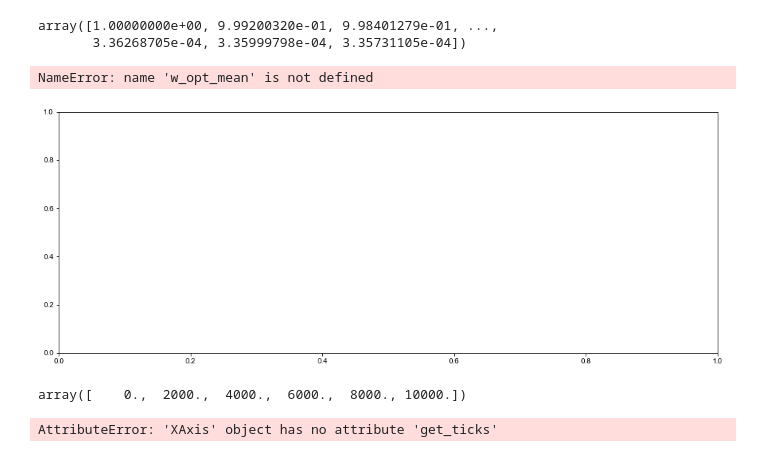
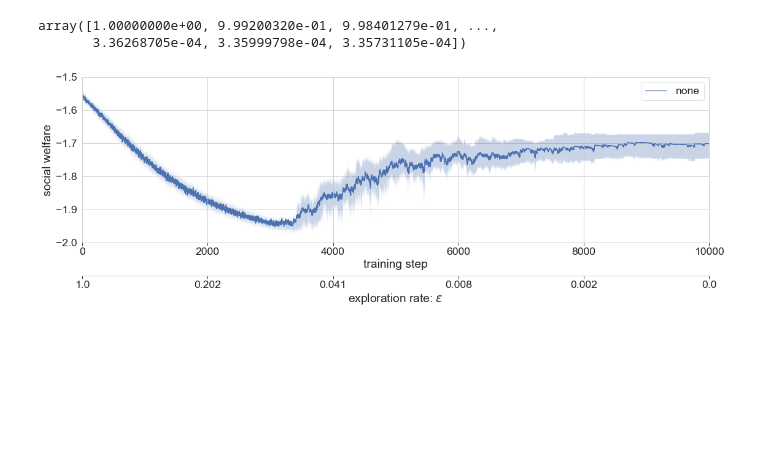
Before and after one commit to CCarissimo/manipulateRL, a Jupyter notebook: plotting.ipynb, the cells around one changed output. Cells and saved outputs as stored; diff of their text form; code cells hidden in the pictures; blank space fills up the shorter version.

```diff
--- a/plotting.ipynb
+++ b/plotting.ipynb
@@ -42,10 +42,10 @@ sns.set_context("paper", font_scale=2)
 sns.set_style("whitegrid")
 # sns.despine()
 
-ax.plot(w_opt_mean, label="opt")
+# ax.plot(w_opt_mean, label="opt")
 ax.plot(w_none_mean, label="none")
 
-ax.fill_between(np.arange(0, 10000, 1), w_opt_p25, w_opt_p75, alpha=0.3)
+#ax.fill_between(np.arange(0, 10000, 1), w_opt_p25, w_opt_p75, alpha=0.3)
 ax.fill_between(np.arange(0, 10000, 1), w_none_p25, w_none_p75, alpha=0.3)
 
 ax.set_xlim(0, 10000)
@@ -59,42 +59,33 @@ x_ticklabels = np.round(np.exp(-1*(x_ticks)/(10000/8)), decimals=3)
 # ax2.set_xticklabels(x_ticklabels)
 # ax2.set_xticks(np.linspace(ax2.get_xticks()[0], ax2.get_xticks()[-1], len(ax.get_xticks())))
 # ax2.grid(None)
 
 # Move twinned axis ticks and label from top to bottom
 ax2.xaxis.set_ticks_position("bottom")
 ax2.xaxis.set_label_position("bottom")
 
 # Offset the twin axis below the host
 ax2.spines["bottom"].set_position(("axes", -0.2))
 
 # Turn on the frame for the twin axis, but then hide all
 # but the bottom spine
 ax2.set_frame_on(True)
 ax2.patch.set_visible(False)
 
 for sp in ax2.spines.values():
     sp.set_visible(False)
 ax2.spines["bottom"].set_visible(True)
 
 ax2.set_xticks(x_ticks)
 ax2.set_xticklabels(x_ticklabels)
 ax2.set_xlabel(r"exploration rate: $\epsilon$")
 
 ax.set_xlabel("training step")
 # ax2.set_xlabel("exploration rate")
 ax.set_ylabel("social welfare")
 
 ax.legend()
-# plt.tight_layout()
-plt.savefig("n100_s2_optimized_vs_none.pdf")
+plt.tight_layout()
+plt.savefig("n100_s2_optimized_vs_none.pdf", bbox_inches="tight")
 # %% [output]
-NameError: name 'w_opt_mean' is not defined
-[figure, old version]
+[figure, new version]
-# %%
-x_ticks
-# %% [output]
-array([    0.,  2000.,  4000.,  6000.,  8000., 10000.])
-# %%
-ax.xaxis.get_ticks()
-# %% [output]
-AttributeError: 'XAxis' object has no attribute 'get_ticks'
```
Also changed, not shown: parts of 11 cells of this notebook.
